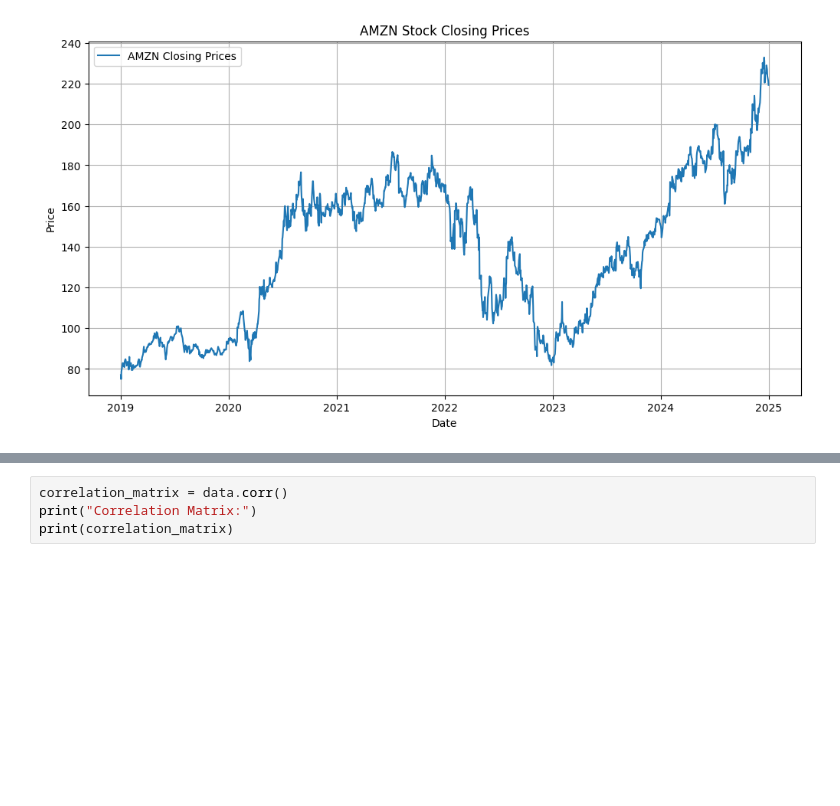
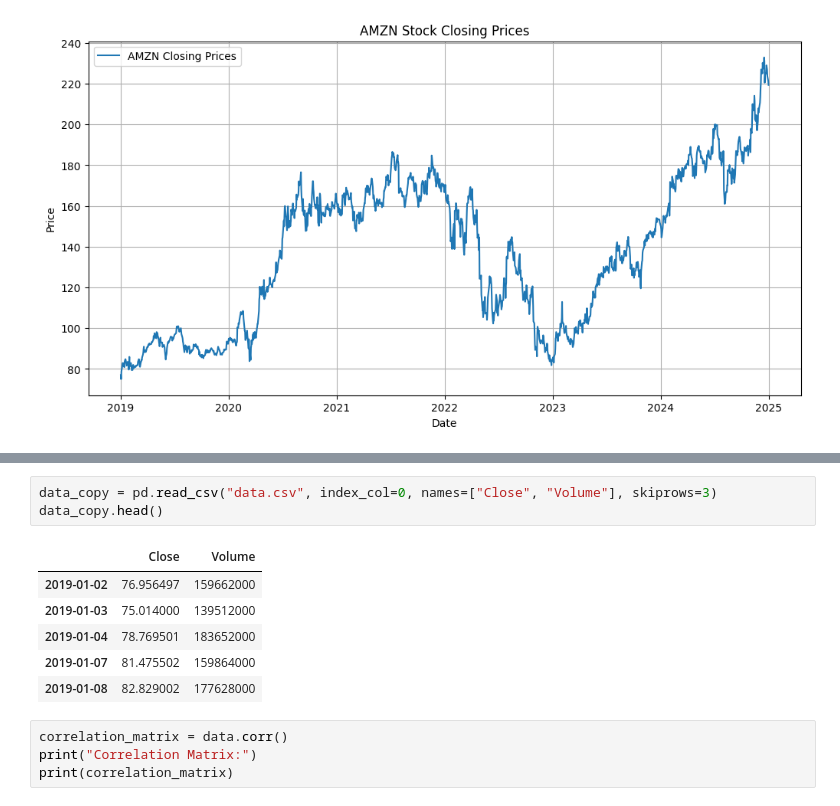
Before and after one commit to Gentlemath/37712_final_TFT_for_Finance, a Jupyter notebook: Final_Notbook.ipynb, the cells around one changed output, grey strips where cells are left out. Cells and saved outputs as stored; diff of their text form; blank space fills up the shorter version.

```diff
--- a/Final_Notbook.ipynb
+++ b/Final_Notbook.ipynb
@@ -63,3 +76,13 @@ Date
+# %%
+data_copy = pd.read_csv("data.csv", index_col=0, names=["Close", "Volume"], skiprows=3)
+data_copy.head()
+# %% [output]
+|  | Close | Volume |
+| 2019-01-02 | 76.956497 | 159662000 |
+| 2019-01-03 | 75.014000 | 139512000 |
+| 2019-01-04 | 78.769501 | 183652000 |
+| 2019-01-07 | 81.475502 | 159864000 |
+| 2019-01-08 | 82.829002 | 177628000 |
 # %%
 correlation_matrix = data.corr()
 print("Correlation Matrix:")
```
Also changed, not shown: parts of 28 cells of this notebook.
